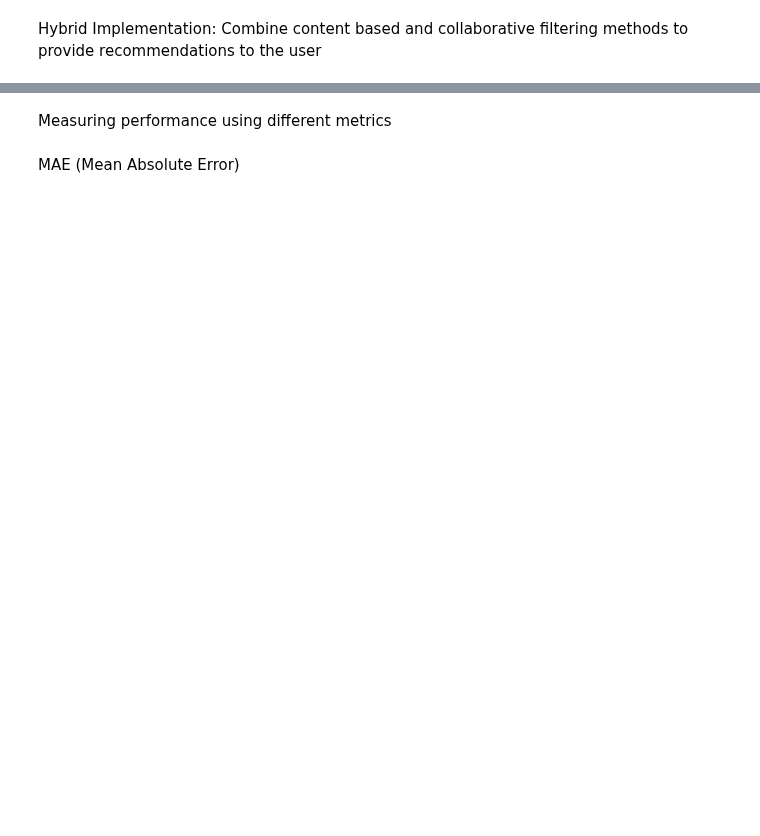
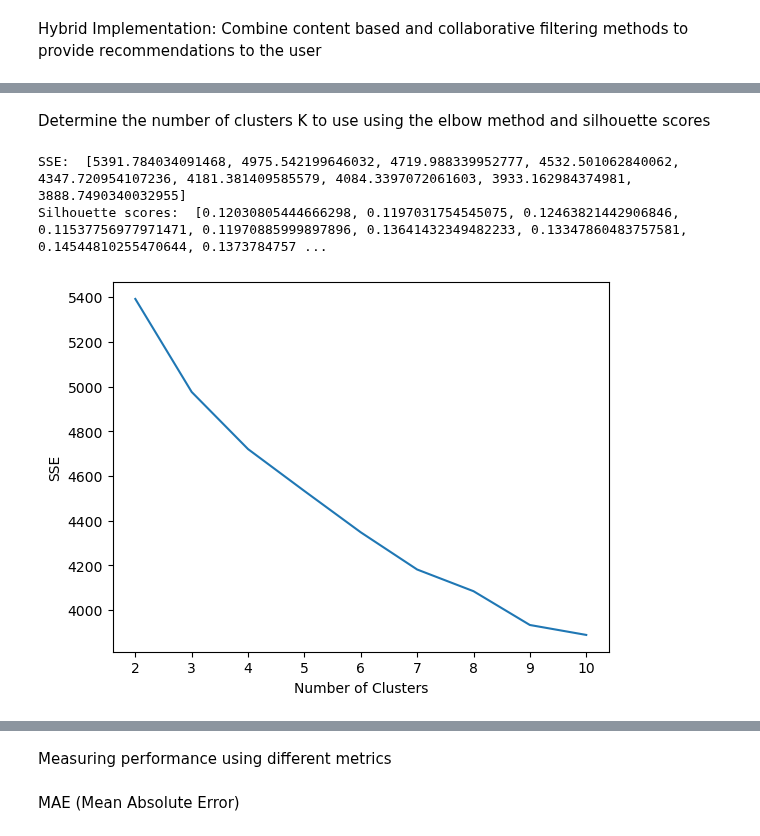
Before and after one commit to Haaris-Syed/AnimeRecommender, a Jupyter notebook: AnimeDataset-Preprocessing.ipynb, the cells around one changed output, grey strips where cells are left out. Saved outputs shown, nothing was run; the diff lists cells and outputs as text; code cells hidden in the pictures; blank space fills up the shorter version.

```diff
--- a/AnimeDataset-Preprocessing.ipynb
+++ b/AnimeDataset-Preprocessing.ipynb
@@ -518,0 +543,6 @@ combined_recommendations('Shingeki no Kyojin')
+# %%
+features = ['members_norm', 'avg_rating_norm', 'popularity_norm', 'episodes_norm'] + genres_df.columns.tolist()
+
+clustering_features = normalised_anime_df[features].copy()
+
+clustering_features.head()
@@ -518,0 +557,34 @@ combined_recommendations('Shingeki no Kyojin')
+# %% [markdown]
+Determine the number of clusters K to use using the elbow method and silhouette scores
+# %%
+# compute the number of clusters to use
+sse = [] #sum of squared errors
+
+# silhouette scores range from -1 to 1:
+# 1 = points are perfectly assigned in a clsuter and clusters are easily distinguishable
+# 0 = clusters are overlapping
+# -1 = points are wrongly assigned in a cluster
+
+silhouette_coefficients = []
+
+for k in range(2, 11):
+    kmeans = KMeans(n_clusters = k, n_init = 10) #max_iter = 100
+    kmeans.fit(clustering_features)
+    sse.append(kmeans.inertia_)
+
+    ss = silhouette_score(clustering_features, kmeans.labels_)
+    silhouette_coefficients.append(ss)
+# %%
+print("SSE: ", sse)
+print("Silhouette scores: ", silhouette_coefficients)
+# %% [output]
+SSE:  [5391.784034091468, 4975.542199646032, 4719.988339952777, 4532.501062840062, 4347.720954107236, 4181.381409585579, 4084.3397072061603, 3933.162984374981, 3888.7490340032955]
+Silhouette scores:  [0.12030805444666298, 0.1197031754545075, 0.12463821442906846, 0.11537756977971471, 0.11970885999897896, 0.13641432349482233, 0.13347860483757581, 0.14544810255470644, 0.1373784757 ...
+# %%
+plt.plot(range(2, 11), sse)
+plt.xticks(range(2, 11))
+plt.xlabel("Number of Clusters")
+plt.ylabel("SSE")
+plt.show()
+# %% [output]
+[figure, added]
```
Also changed, not shown: parts of 32 cells of this notebook.
